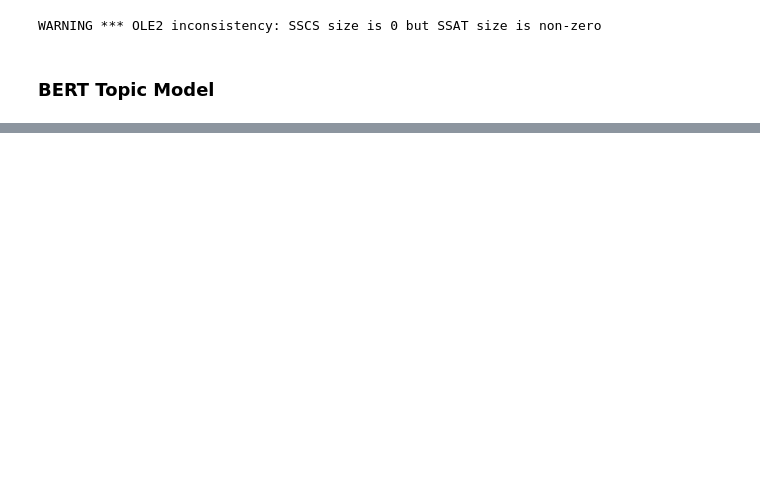
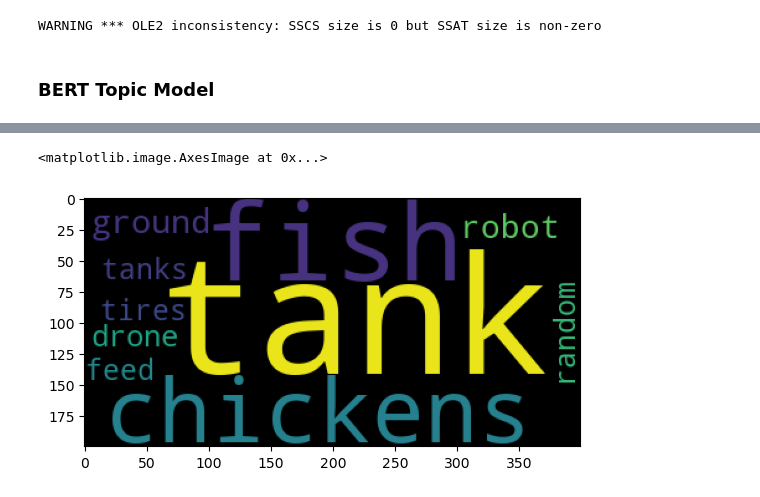
Before and after one commit to shahamana/rosetta-topic-model, a Jupyter notebook: bert_student_analysis.ipynb, the cells around one changed output, grey strips where cells are left out. Drawn from its saved outputs; the diff is of its cells as text; code cells hidden in the pictures; blank space fills up the shorter version.

```diff
--- a/bert_student_analysis.ipynb
+++ b/bert_student_analysis.ipynb
@@ -95,0 +120,6 @@ ValueError: Mime type rendering requires nbformat>=4.2.0 but it is not installed
+# %%
+wc = WordCloud().fit_words(get_topic_dict(2))
+plt.imshow(wc)
+# %% [output]
+<matplotlib.image.AxesImage at 0x...>
+[figure, added]
```
Also changed, not shown: parts of 23 cells of this notebook, 1 other file.
